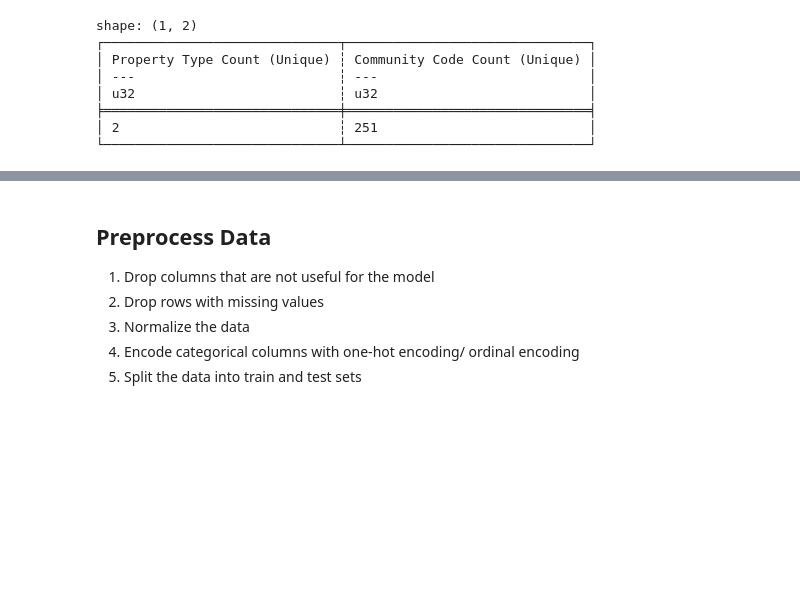
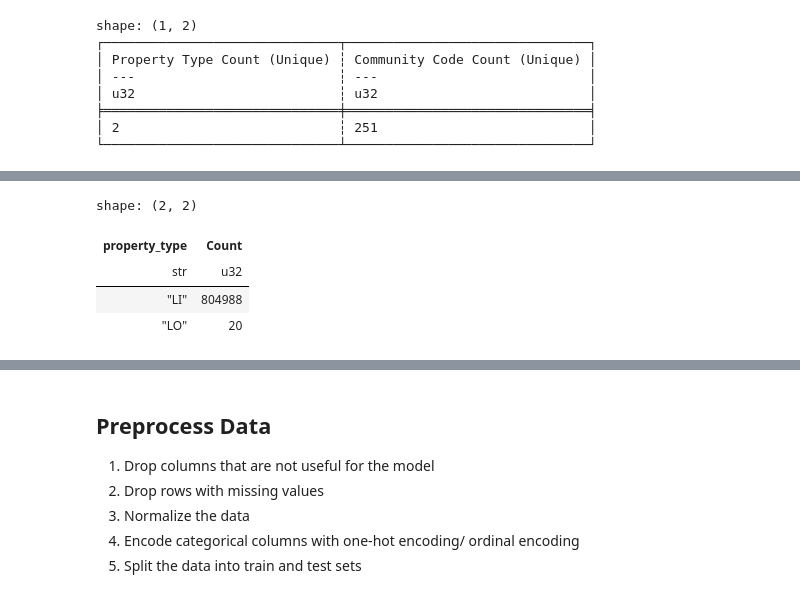
Before and after one commit to sharyar/automatic-potato, a Jupyter notebook: 01_calgary_dataset.ipynb, the cells around one changed output, grey strips where cells are left out. Cells and saved outputs as stored; diff of their text form; code cells hidden in the pictures; blank space fills up the shorter version.

```diff
--- a/01_calgary_dataset.ipynb
+++ b/01_calgary_dataset.ipynb
@@ -215,0 +243,8 @@ calgary_df = calgary_df.groupby("comm_code").agg(pl.count().alias("Count")).sort
+# %%
+calgary_df.groupby("property_type").agg(pl.count().alias("Count")).sort("Count", descending=True)
+# %% [output]
+shape: (2, 2)
+| property_type | Count |
+| str | u32 |
+| "LI" | 804988 |
+| "LO" | 20 |
```
Also changed, not shown: parts of 10 cells of this notebook, 5 other files.
